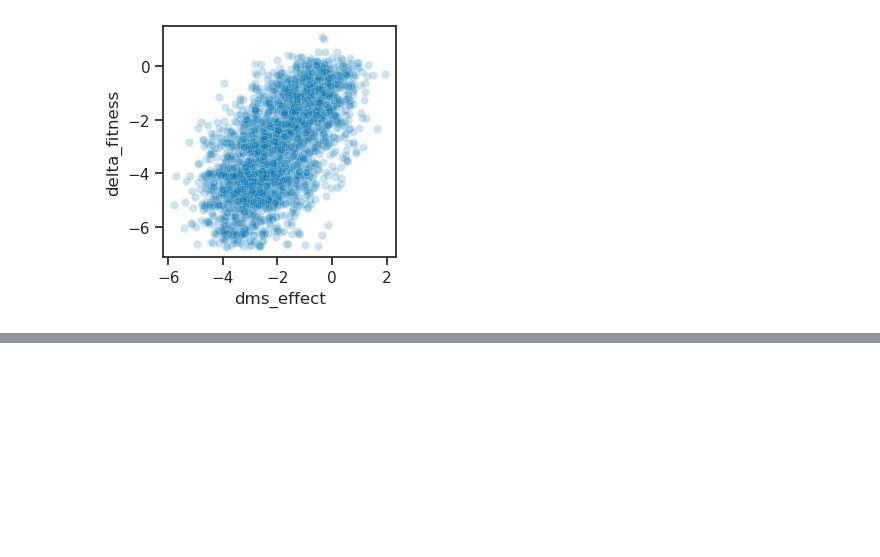
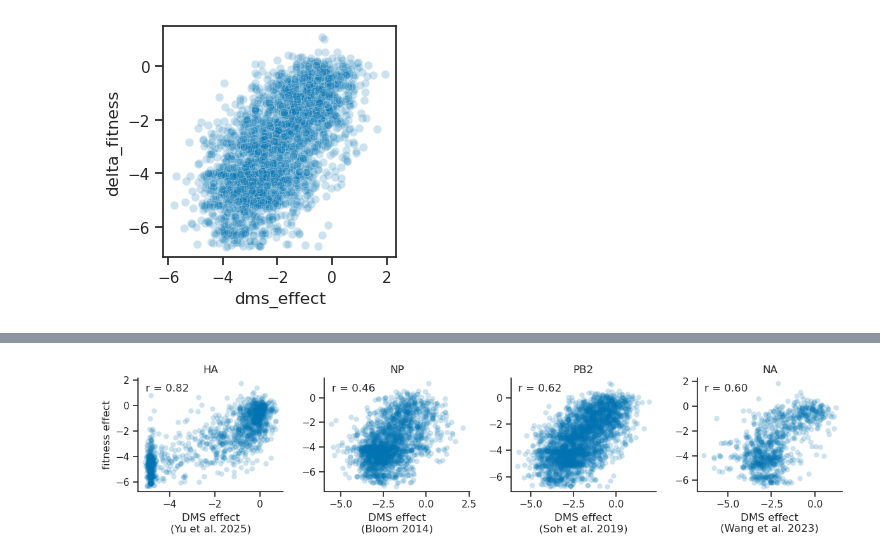
Before and after one commit to matsengrp/flu-mut-rates, a Jupyter notebook: notebooks/analyze_fitness_effects.ipynb, the cells around one changed output, grey strips where cells are left out. Cells and saved outputs as stored; diff of their text form; code cells hidden in the pictures; blank space fills up the shorter version.

```diff
--- a/notebooks/analyze_fitness_effects.ipynb
+++ b/notebooks/analyze_fitness_effects.ipynb
@@ -318,0 +365,30 @@ plt.show()
+# %%
+datasets = [
+    ('HA',  ha_dms_data),
+    ('NP',  np_dms_data),
+    ('PB2', pb2_dms_data),
+    ('NA',  na_dms_data),
+]
+author_year = {
+    'HA' : 'Yu et al. 2025',
+    'NP' : 'Bloom 2014',
+    'PB2' : 'Soh et al. 2019',
+    'NA' : 'Wang et al. 2023',
+}
+
+fig, axs = plt.subplots(1, len(datasets), figsize=(12, 3))
+
+for ax, (label, df) in zip(axs, datasets):
+    r = df['dms_effect'].corr(df['delta_fitness'])
+    sns.scatterplot(x='dms_effect', y='delta_fitness', data=df, alpha=0.2, linewidth=0, ax=ax)
+    ax.annotate(f'r = {r:.2f}', xy=(0.05, 0.95), xycoords='axes fraction', va='top')
+    ax.set(
+        title=label, xlabel=f'DMS effect\n({author_year[label]})',
+        ylabel='fitness effect' if ax is axs[0] else ''
+    )
+    sns.despine(ax=ax)
+
+plt.tight_layout()
+plt.show()
+# %% [output]
+[figure, added]
```
Also changed, not shown: parts of 3 cells of this notebook, 2 other files.
